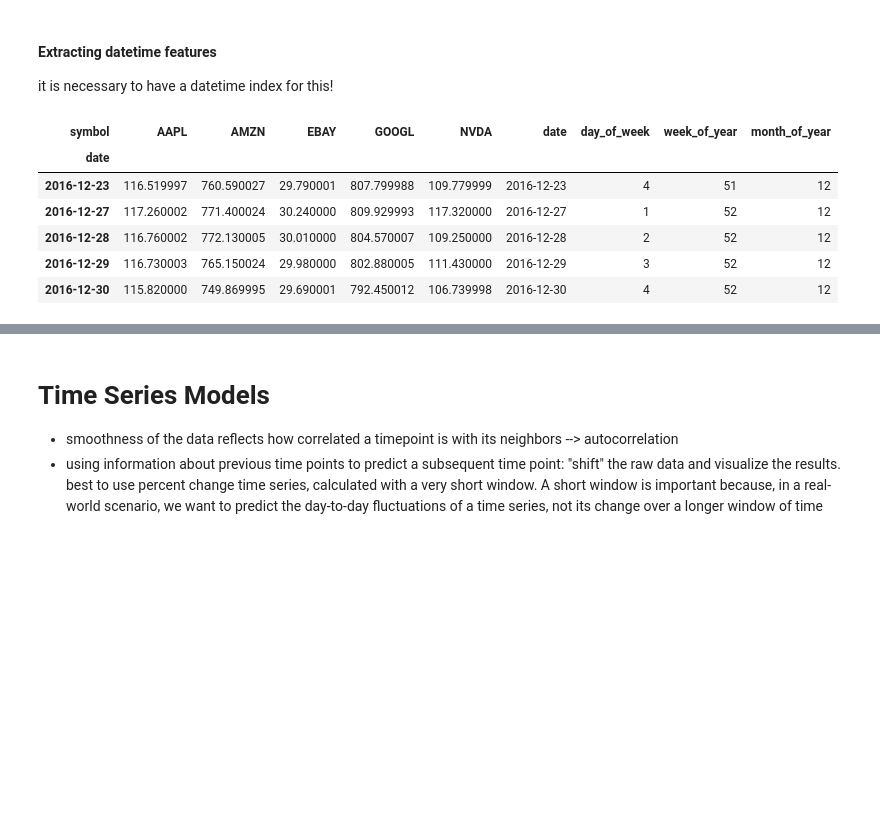
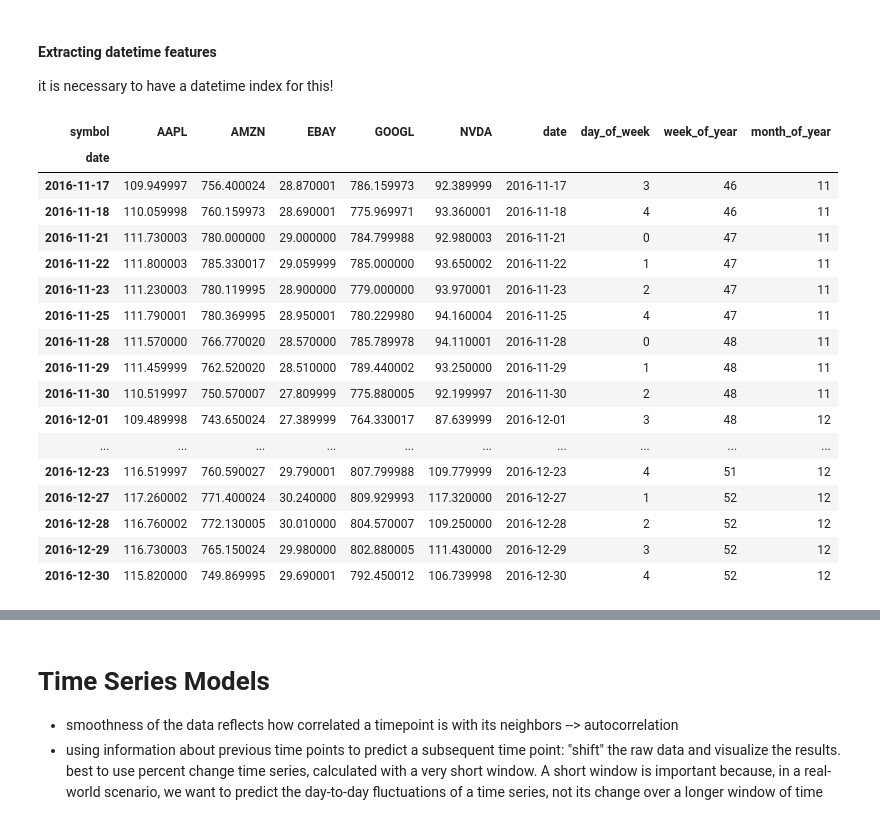
Before and after one commit to JohannaReichert/TimeSeries, a Jupyter notebook: Basics/TimeSeries_Basics.ipynb, the cells around one changed output, grey strips where cells are left out. Saved outputs shown, nothing was run; the diff lists cells and outputs as text; code cells hidden in the pictures; blank space fills up the shorter version.

```diff
--- a/Basics/TimeSeries_Basics.ipynb
+++ b/Basics/TimeSeries_Basics.ipynb
@@ -570,12 +674,23 @@ it is necessary to have a datetime index for this!
 # %%
 # Extract date features from the data, add them as columns
 stock_data['day_of_week'] = stock_data.index.weekday
 stock_data['week_of_year'] = stock_data.index.weekofyear
 stock_data['month_of_year'] = stock_data.index.month
-stock_data.tail()
+stock_data.tail(30)
 # %% [output]
 | symbol | AAPL | AMZN | EBAY | GOOGL | NVDA | date | day_of_week | week_of_year | month_of_year |
 | date |  |  |  |  |  |  |  |  |  |
+| 2016-11-17 | 109.949997 | 756.400024 | 28.870001 | 786.159973 | 92.389999 | 2016-11-17 | 3 | 46 | 11 |
+| 2016-11-18 | 110.059998 | 760.159973 | 28.690001 | 775.969971 | 93.360001 | 2016-11-18 | 4 | 46 | 11 |
+| 2016-11-21 | 111.730003 | 780.000000 | 29.000000 | 784.799988 | 92.980003 | 2016-11-21 | 0 | 47 | 11 |
+| 2016-11-22 | 111.800003 | 785.330017 | 29.059999 | 785.000000 | 93.650002 | 2016-11-22 | 1 | 47 | 11 |
+| 2016-11-23 | 111.230003 | 780.119995 | 28.900000 | 779.000000 | 93.970001 | 2016-11-23 | 2 | 47 | 11 |
+| 2016-11-25 | 111.790001 | 780.369995 | 28.950001 | 780.229980 | 94.160004 | 2016-11-25 | 4 | 47 | 11 |
+| 2016-11-28 | 111.570000 | 766.770020 | 28.570000 | 785.789978 | 94.110001 | 2016-11-28 | 0 | 48 | 11 |
+| 2016-11-29 | 111.459999 | 762.520020 | 28.510000 | 789.440002 | 93.250000 | 2016-11-29 | 1 | 48 | 11 |
+| 2016-11-30 | 110.519997 | 750.570007 | 27.809999 | 775.880005 | 92.199997 | 2016-11-30 | 2 | 48 | 11 |
+| 2016-12-01 | 109.489998 | 743.650024 | 27.389999 | 764.330017 | 87.639999 | 2016-12-01 | 3 | 48 | 12 |
+| ... | ... | ... | ... | ... | ... | ... | ... | ... | ... |
 | 2016-12-23 | 116.519997 | 760.590027 | 29.790001 | 807.799988 | 109.779999 | 2016-12-23 | 4 | 51 | 12 |
 | 2016-12-27 | 117.260002 | 771.400024 | 30.240000 | 809.929993 | 117.320000 | 2016-12-27 | 1 | 52 | 12 |
 | 2016-12-28 | 116.760002 | 772.130005 | 30.010000 | 804.570007 | 109.250000 | 2016-12-28 | 2 | 52 | 12 |
```
Also changed, not shown: parts of 76 cells of this notebook.
